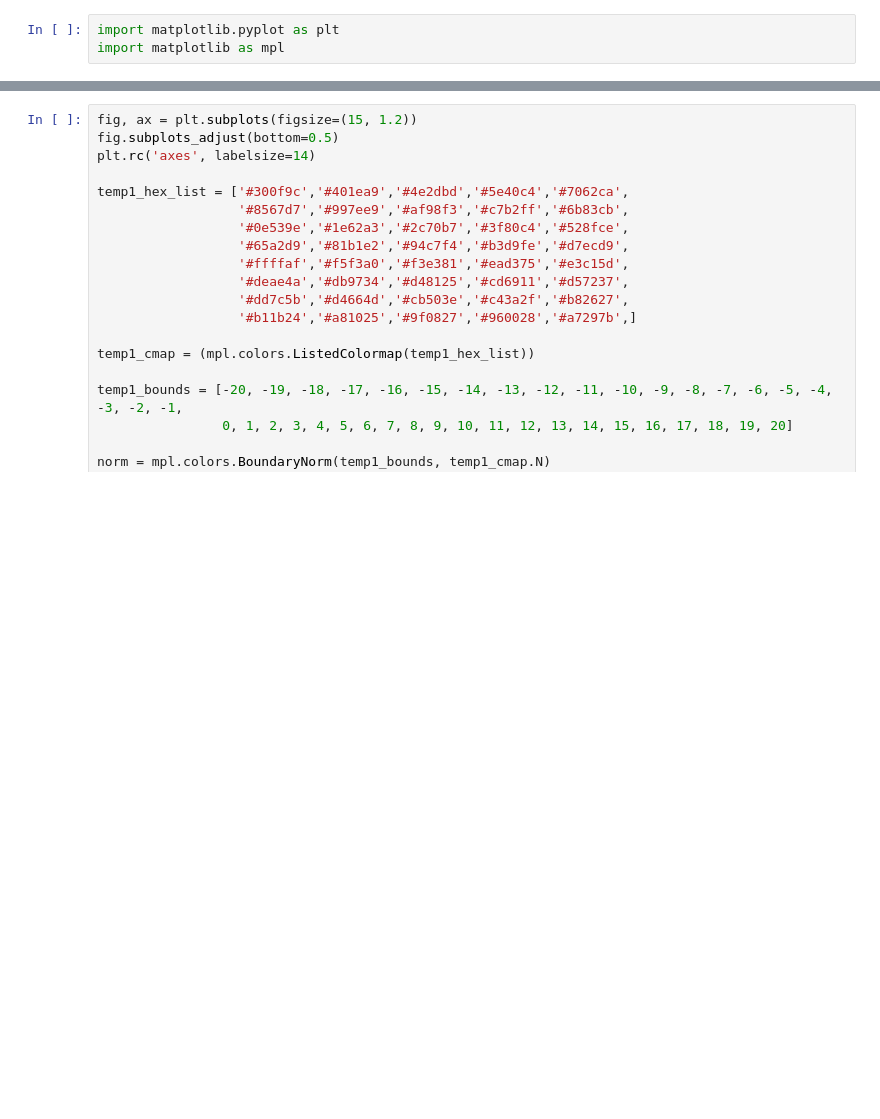
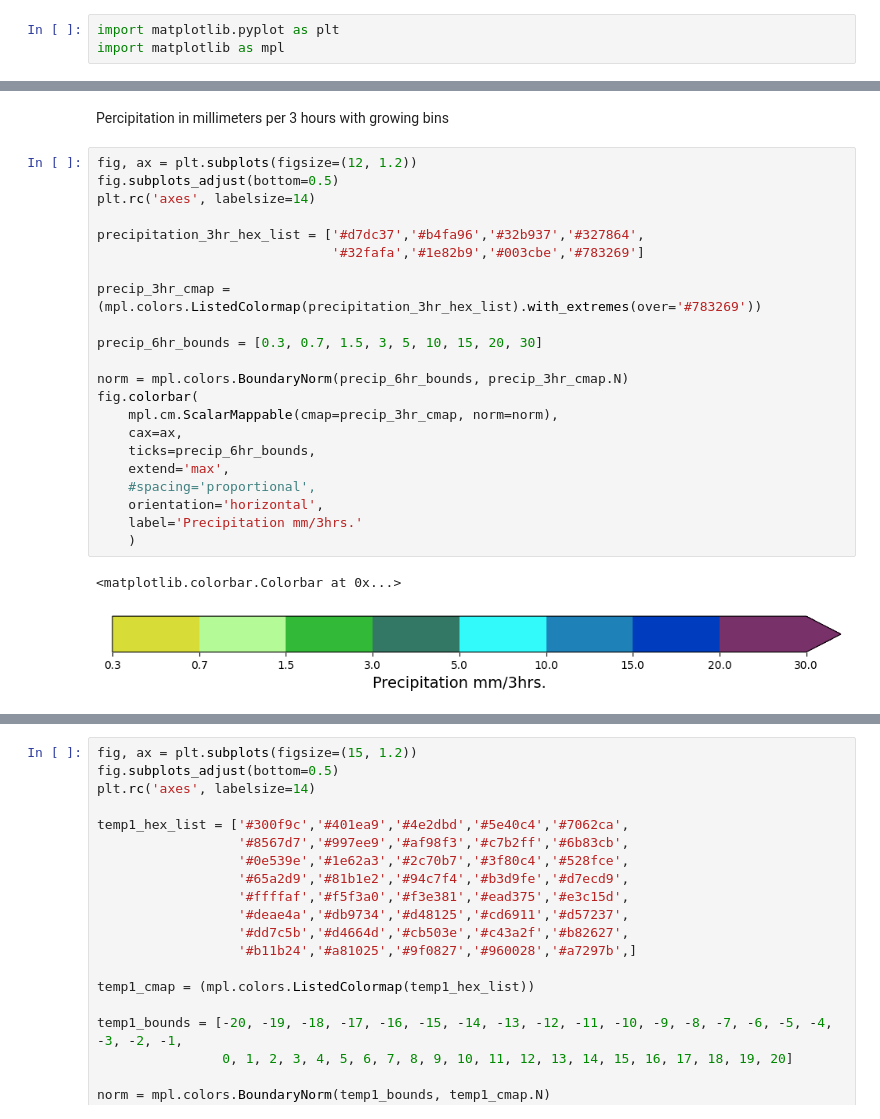
Before and after one commit to ragnarheidar/notebooks, a Jupyter notebook: Weather_colors.ipynb, the cells around one changed output, grey strips where cells are left out. Saved outputs shown, nothing was run; the diff lists cells and outputs as text; blank space fills up the shorter version.

Commit message:
Updated colorbars

```diff
--- a/Weather_colors.ipynb
+++ b/Weather_colors.ipynb
@@ -60,3 +62,30 @@ fig.colorbar(
 # %% [output]
 <matplotlib.colorbar.Colorbar at 0x...>
 [figure]
+# %% [markdown]
+Percipitation in millimeters per 3 hours with growing bins
+# %%
+fig, ax = plt.subplots(figsize=(12, 1.2))
+fig.subplots_adjust(bottom=0.5)
+plt.rc('axes', labelsize=14)
+
+precipitation_3hr_hex_list = ['#d7dc37','#b4fa96','#32b937','#327864',
+                              '#32fafa','#1e82b9','#003cbe','#783269']
+
+precip_3hr_cmap = (mpl.colors.ListedColormap(precipitation_3hr_hex_list).with_extremes(over='#783269'))
+
+precip_6hr_bounds = [0.3, 0.7, 1.5, 3, 5, 10, 15, 20, 30]
+
+norm = mpl.colors.BoundaryNorm(precip_6hr_bounds, precip_3hr_cmap.N)
+fig.colorbar(
+    mpl.cm.ScalarMappable(cmap=precip_3hr_cmap, norm=norm),
+    cax=ax,
+    ticks=precip_6hr_bounds,
+    extend='max',
+    #spacing='proportional',
+    orientation='horizontal',
+    label='Precipitation mm/3hrs.'
+    )
+# %% [output]
+<matplotlib.colorbar.Colorbar at 0x...>
+[figure, added]
```
Also changed, not shown: parts of 15 cells of this notebook, 1 other file.
